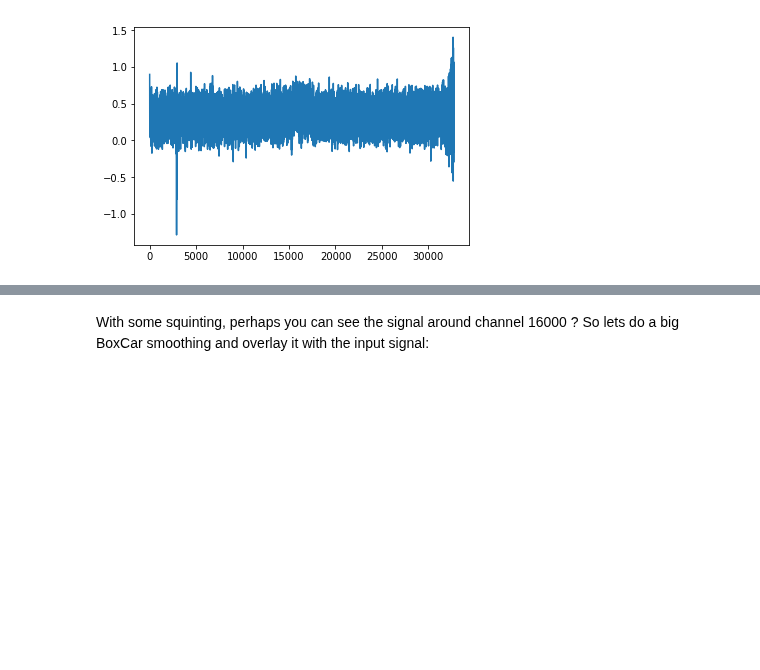
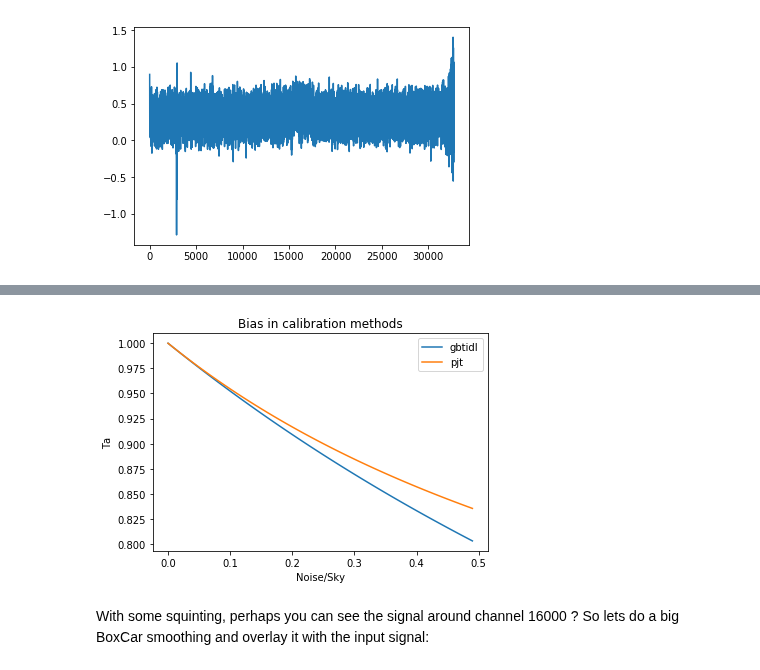
Before and after one commit to teuben/gbtoy, a Jupyter notebook: nb/ngc5291-demo3.ipynb, the cells around one changed output, grey strips where cells are left out. Saved outputs shown, nothing was run; the diff lists cells and outputs as text; code cells hidden in the pictures; blank space fills up the shorter version.

```diff
--- a/nb/ngc5291-demo3.ipynb
+++ b/nb/ngc5291-demo3.ipynb
@@ -627,3 +639,15 @@ Possibly weighting differences? Even though we did use the **/eqweight** option.
+# %%
+eps = np.arange(0,0.5,0.01)
+m1 = 1/(1+eps/2)
+m2 = (1+eps/2)/(1+eps)
+plt.plot(eps,m1,label="gbtidl")
+plt.plot(eps,m2,label="pjt")
+plt.xlabel("Noise/Sky")
+plt.ylabel("Ta")
+plt.legend()
+plt.title("Bias in calibration methods");
+# %% [output]
+[figure, added]
 # %%
 #  save the spectrum for perhaps other work
 from astropy.io import ascii
```
Also changed, not shown: parts of 20 cells of this notebook.
